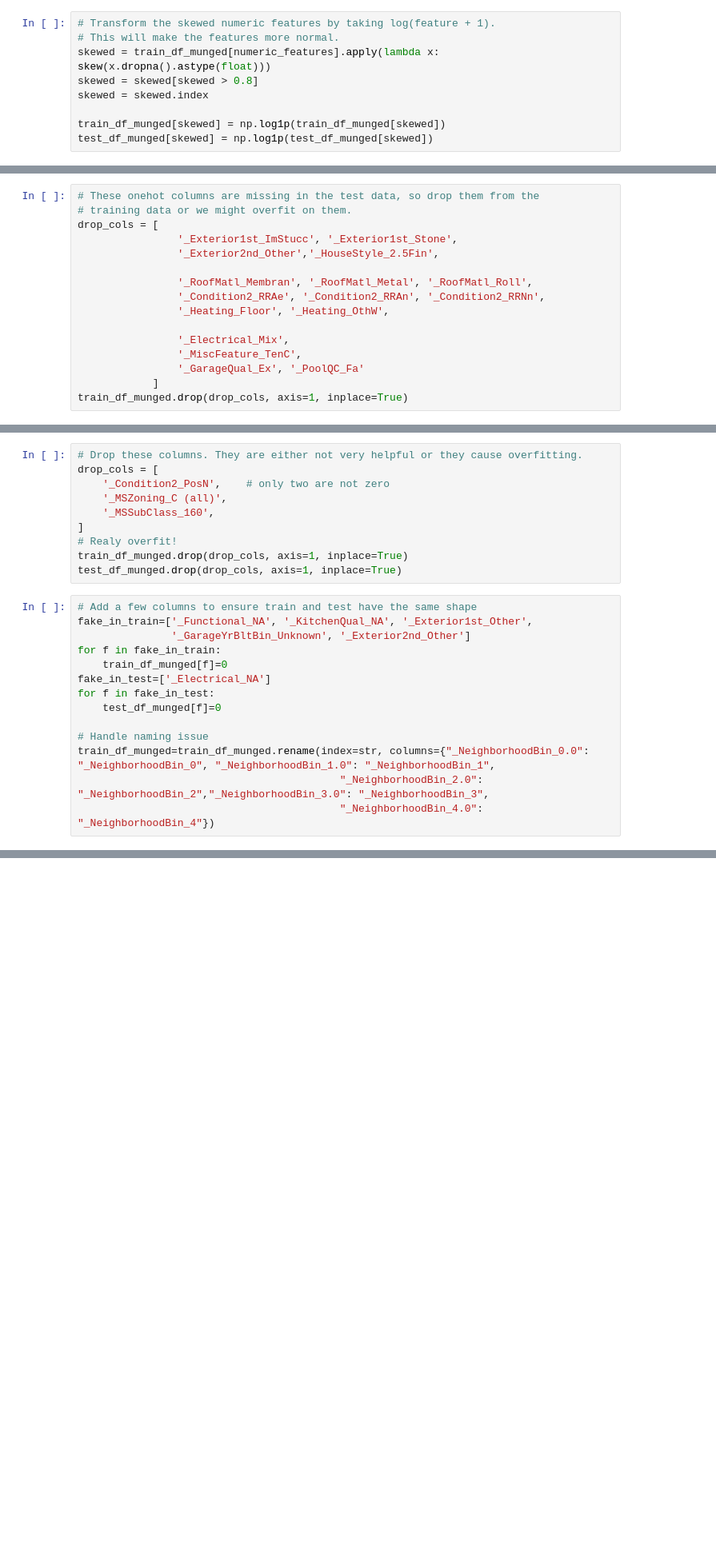
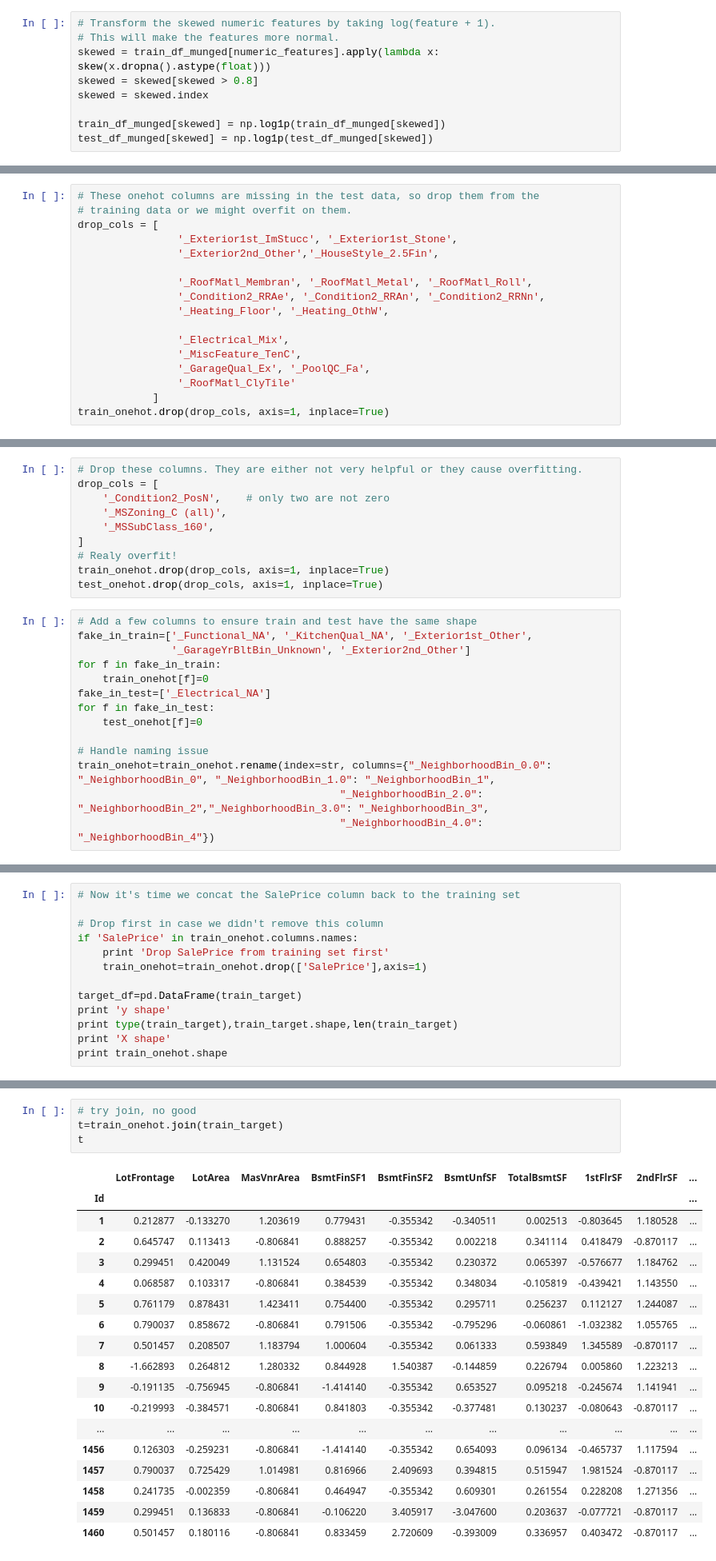
Before and after one commit to lanxing2/Team-k-House-Prices-Advanced-Regression-Techniques, a Jupyter notebook: ParagonFeaturePreprocessing.ipynb, the cells around one changed output, grey strips where cells are left out. Shown: that part at 80% size. Cells and saved outputs as stored; diff of their text form; blank space fills up the shorter version.

```diff
--- a/ParagonFeaturePreprocessing.ipynb
+++ b/ParagonFeaturePreprocessing.ipynb
@@ -754,9 +759,10 @@ drop_cols = [
 
                 '_Electrical_Mix',
                 '_MiscFeature_TenC',
-                '_GarageQual_Ex', '_PoolQC_Fa'
+                '_GarageQual_Ex', '_PoolQC_Fa',
+                '_RoofMatl_ClyTile'
             ]
-train_df_munged.drop(drop_cols, axis=1, inplace=True)
+train_onehot.drop(drop_cols, axis=1, inplace=True)
 # %%
 onehot_df = munge_onehot(test_filled)
 onehot_df = onehot(onehot_df, neighborhood_bin_test, 'NeighborhoodBin', None, None)
@@ -773,19 +779,19 @@ drop_cols = [
     '_MSSubClass_160',
 ]
 # Realy overfit!
-train_df_munged.drop(drop_cols, axis=1, inplace=True)
-test_df_munged.drop(drop_cols, axis=1, inplace=True)
+train_onehot.drop(drop_cols, axis=1, inplace=True)
+test_onehot.drop(drop_cols, axis=1, inplace=True)
 # %%
 # Add a few columns to ensure train and test have the same shape
 fake_in_train=['_Functional_NA', '_KitchenQual_NA', '_Exterior1st_Other',
                '_GarageYrBltBin_Unknown', '_Exterior2nd_Other']
 for f in fake_in_train:
-    train_df_munged[f]=0
+    train_onehot[f]=0
 fake_in_test=['_Electrical_NA']
 for f in fake_in_test:
-    test_df_munged[f]=0
+    test_onehot[f]=0
 
 # Handle naming issue
-train_df_munged=train_df_munged.rename(index=str, columns={"_NeighborhoodBin_0.0": "_NeighborhoodBin_0", "_NeighborhoodBin_1.0": "_NeighborhoodBin_1",
+train_onehot=train_onehot.rename(index=str, columns={"_NeighborhoodBin_0.0": "_NeighborhoodBin_0", "_NeighborhoodBin_1.0": "_NeighborhoodBin_1",
                                           "_NeighborhoodBin_2.0": "_NeighborhoodBin_2","_NeighborhoodBin_3.0": "_NeighborhoodBin_3",
                                           "_NeighborhoodBin_4.0": "_NeighborhoodBin_4"})
@@ -794,0 +836,13 @@ train_df_munged['SalePrice']=train_target
+# %%
+# Now it's time we concat the SalePrice column back to the training set
+
+# Drop first in case we didn't remove this column
+if 'SalePrice' in train_onehot.columns.names:
+    print 'Drop SalePrice from training set first'
+    train_onehot=train_onehot.drop(['SalePrice'],axis=1)
+
+target_df=pd.DataFrame(train_target)
+print 'y shape'
+print type(train_target),train_target.shape,len(train_target)
+print 'X shape'
+print train_onehot.shape
@@ -794,0 +856,23 @@ train_df_munged['SalePrice']=train_target
+# %%
+# try join, no good
+t=train_onehot.join(train_target)
+t
+# %% [output]
+|  | LotFrontage | LotArea | MasVnrArea | BsmtFinSF1 | BsmtFinSF2 | BsmtUnfSF | TotalBsmtSF | 1stFlrSF | 2ndFlrSF | ... |
+| Id |  |  |  |  |  |  |  |  |  | ... |
+| 1 | 0.212877 | -0.133270 | 1.203619 | 0.779431 | -0.355342 | -0.340511 | 0.002513 | -0.803645 | 1.180528 | ... |
+| 2 | 0.645747 | 0.113413 | -0.806841 | 0.888257 | -0.355342 | 0.002218 | 0.341114 | 0.418479 | -0.870117 | ... |
+| 3 | 0.299451 | 0.420049 | 1.131524 | 0.654803 | -0.355342 | 0.230372 | 0.065397 | -0.576677 | 1.184762 | ... |
+| 4 | 0.068587 | 0.103317 | -0.806841 | 0.384539 | -0.355342 | 0.348034 | -0.105819 | -0.439421 | 1.143550 | ... |
+| 5 | 0.761179 | 0.878431 | 1.423411 | 0.754400 | -0.355342 | 0.295711 | 0.256237 | 0.112127 | 1.244087 | ... |
+| 6 | 0.790037 | 0.858672 | -0.806841 | 0.791506 | -0.355342 | -0.795296 | -0.060861 | -1.032382 | 1.055765 | ... |
+| 7 | 0.501457 | 0.208507 | 1.183794 | 1.000604 | -0.355342 | 0.061333 | 0.593849 | 1.345589 | -0.870117 | ... |
+| 8 | -1.662893 | 0.264812 | 1.280332 | 0.844928 | 1.540387 | -0.144859 | 0.226794 | 0.005860 | 1.223213 | ... |
+| 9 | -0.191135 | -0.756945 | -0.806841 | -1.414140 | -0.355342 | 0.653527 | 0.095218 | -0.245674 | 1.141941 | ... |
+| 10 | -0.219993 | -0.384571 | -0.806841 | 0.841803 | -0.355342 | -0.377481 | 0.130237 | -0.080643 | -0.870117 | ... |
+| ... | ... | ... | ... | ... | ... | ... | ... | ... | ... | ... |
+| 1456 | 0.126303 | -0.259231 | -0.806841 | -1.414140 | -0.355342 | 0.654093 | 0.096134 | -0.465737 | 1.117594 | ... |
+| 1457 | 0.790037 | 0.725429 | 1.014981 | 0.816966 | 2.409693 | 0.394815 | 0.515947 | 1.981524 | -0.870117 | ... |
+| 1458 | 0.241735 | -0.002359 | -0.806841 | 0.464947 | -0.355342 | 0.609301 | 0.261554 | 0.228208 | 1.271356 | ... |
+| 1459 | 0.299451 | 0.136833 | -0.806841 | -0.106220 | 3.405917 | -3.047600 | 0.203637 | -0.077721 | -0.870117 | ... |
+| 1460 | 0.501457 | 0.180116 | -0.806841 | 0.833459 | 2.720609 | -0.393009 | 0.336957 | 0.403472 | -0.870117 | ... |
```
Also changed, not shown: parts of 24 cells of this notebook.
